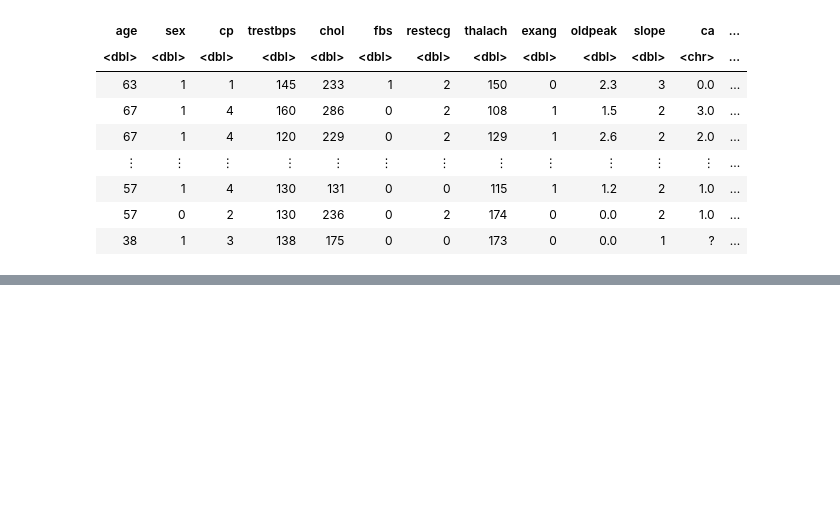
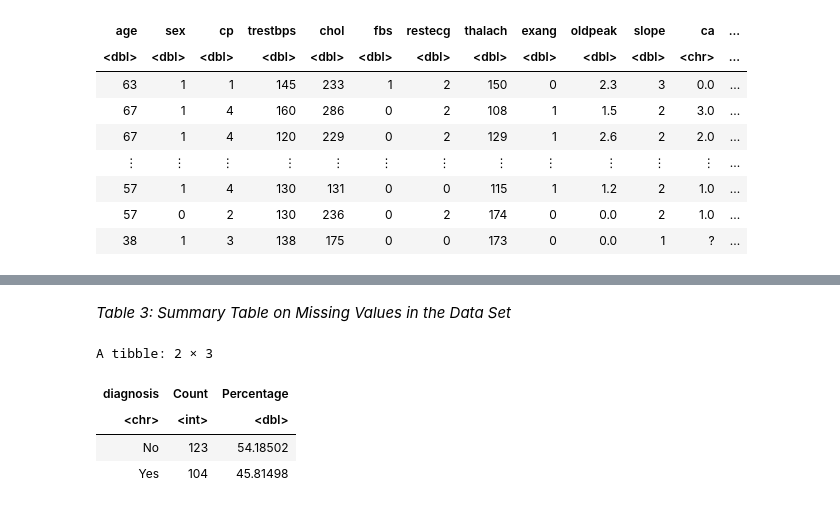
Before and after one commit to a-wang27/DSCI-100, a Jupyter notebook: project_proposal_2.ipynb, the cells around one changed output, grey strips where cells are left out. Drawn from its saved outputs; the diff is of its cells as text; code cells hidden in the pictures; blank space fills up the shorter version.

```diff
--- a/project_proposal_2.ipynb
+++ b/project_proposal_2.ipynb
@@ -58,0 +97,13 @@ A spec_tbl_df: 303 × 14
+# %% [markdown]
+*Table 3: Summary Table on Missing Values in the Data Set*
+# %%
+number_obs <- nrow(heart_train)
+            heart_train |>
+            group_by(diagnosis) |>
+            summarize(Count = n(), Percentage = n() / number_obs * 100)
+# %% [output]
+A tibble: 2 × 3
+| diagnosis | Count | Percentage |
+| <chr> | <int> | <dbl> |
+| No | 123 | 54.18502 |
+| Yes | 104 | 45.81498 |
```
Also changed, not shown: parts of 11 cells of this notebook.
